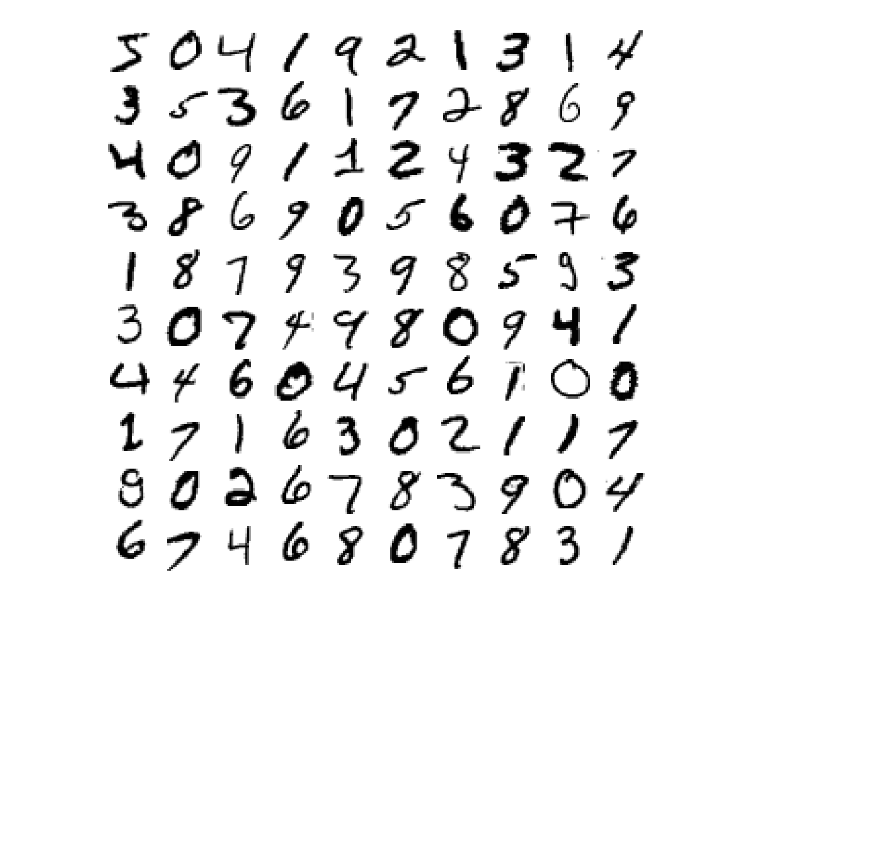
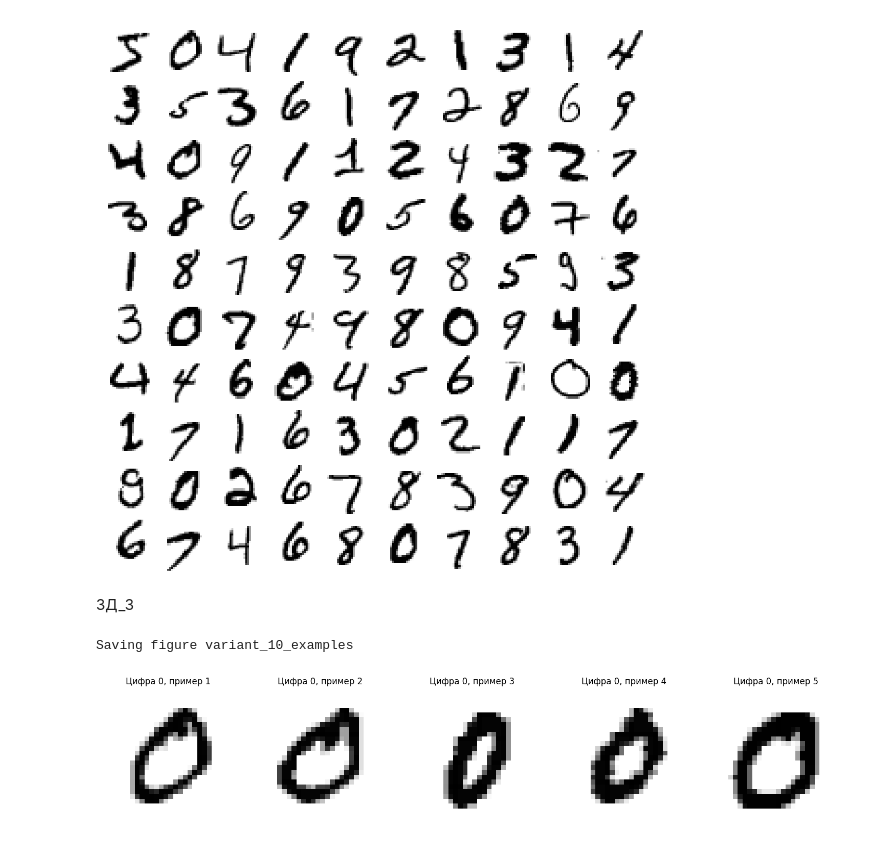
Before and after one commit to Neket27/basic-examples-of-neural-networks, a Jupyter notebook: lr4_zd1.ipynb, the cells around one changed output. Cells and saved outputs as stored; diff of their text form; code cells hidden in the pictures; blank space fills up the shorter version.

```diff
--- a/lr4_zd1.ipynb
+++ b/lr4_zd1.ipynb
@@ -163,3 +167,62 @@ Saving figure some_digit_plot
 [figure]
 Saving figure more_digits_plot
 [figure]
+# %% [markdown]
+ЗД_3
+# %%
+# Требуется версия Python ≥ 3.5
+import sys
+assert sys.version_info >= (3, 5)
+
+# Требуется версия Scikit-Learn ≥ 0.20
+import sklearn
+assert sklearn.__version__ >= "0.20"
+
+# импортируем общие библиотеки
+import numpy as np
+import os
+np.random.seed(42)  # для воспроизводимости результатов
+%matplotlib inline
+import matplotlib as mpl
+import matplotlib.pyplot as plt
+mpl.rc('axes', labelsize=14)
+mpl.rc('xtick', labelsize=12)
+mpl.rc('ytick', labelsize=12)
+
+# Создаем директорию для сохранения изображений
+PROJECT_ROOT_DIR = "."
+CHAPTER_ID = "classification"
+IMAGES_PATH = os.path.join(PROJECT_ROOT_DIR, "images", CHAPTER_ID)
+os.makedirs(IMAGES_PATH, exist_ok=True)
+
+# Функция для сохранения рисунков
+def save_fig(fig_id, tight_layout=True, fig_extension="png", resolution=300):
+    path = os.path.join(IMAGES_PATH, fig_id + "." + fig_extension)
+    print("Saving figure", fig_id)
+    if tight_layout:
+        plt.tight_layout()
+    plt.savefig(path, format=fig_extension, dpi=resolution)
+
+# Загружаем датасет MNIST
+from sklearn.datasets import fetch_openml
+mnist = fetch_openml('mnist_784', version=1, as_frame=False)
+X, y = mnist["data"], mnist["target"].astype(np.uint8)
+
+# Находим индексы изображений с цифрой 0 (последняя цифра варианта 10)
+zero_indices = np.where(y == 0)[0]
+
+# Визуализируем пять примеров цифры 0
+plt.figure(figsize=(15, 3))  # Устанавливаем размер фигуры
+for i in range(5):
+    idx = zero_indices[i]
+    plt.subplot(1, 5, i+1)  # Создаем подграфик в сетке 1x5
+    digit_image = X[idx].reshape(28, 28)  # Преобразуем в двумерное изображение
+    plt.imshow(digit_image, cmap=mpl.cm.binary)  # Отображаем с черно-белой цветовой картой
+    plt.title(f"Цифра 0, пример {i+1}")  # Добавляем заголовок
+    plt.axis("off")  # Скрываем оси координат
+
+save_fig("variant_10_examples")  # Сохраняем результат
+plt.show()  # Отображаем график
+# %% [output]
+Saving figure variant_10_examples
+[figure, added]
```
Also changed, not shown: parts of 3 cells of this notebook.
